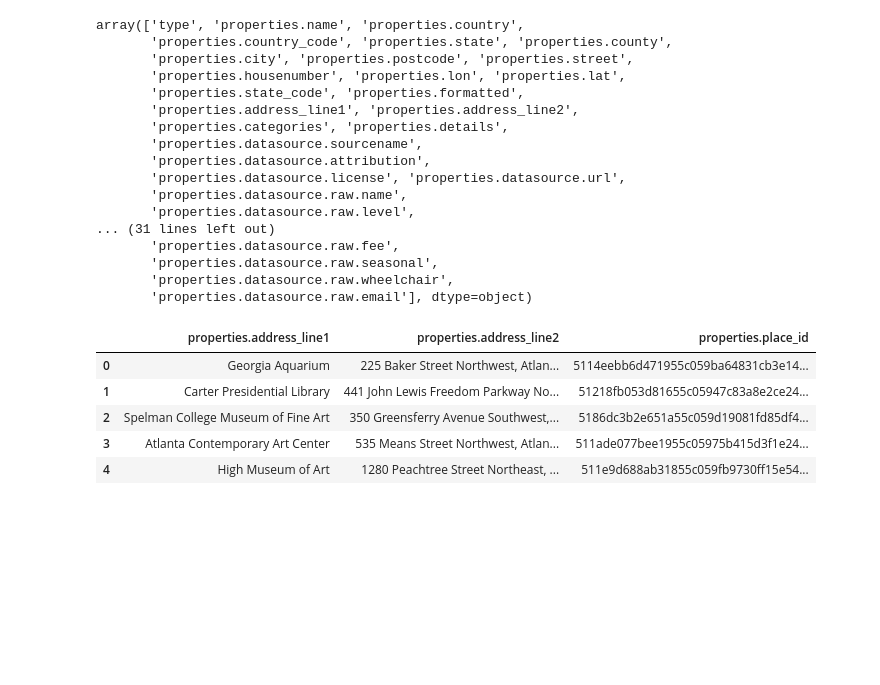
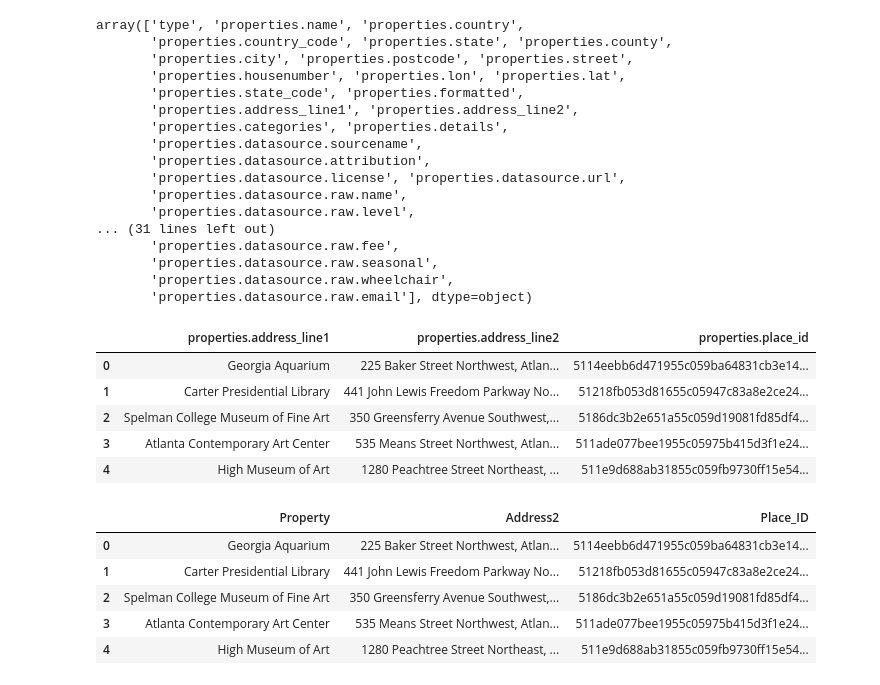
Before and after one commit to sma005/Project_3_Group_3, a Jupyter notebook: Python Scripts/project3.ipynb, the cells around one changed output. Cells and saved outputs as stored; diff of their text form; code cells hidden in the pictures; blank space fills up the shorter version.

```diff
--- a/Python Scripts/project3.ipynb
+++ b/Python Scripts/project3.ipynb
@@ -205,3 +205,14 @@ properties_df
 | 2 | Spelman College Museum of Fine Art | 350 Greensferry Avenue Southwest,... | 5186dc3b2e651a55c059d19081fd85df4... |
 | 3 | Atlanta Contemporary Art Center | 535 Means Street Northwest, Atlan... | 511ade077bee1955c05975b415d3f1e24... |
 | 4 | High Museum of Art | 1280 Peachtree Street Northeast, ... | 511e9d688ab31855c059fb9730ff15e54... |
+# %%
+# Rename columns
+properties_df = properties_df.rename(columns = {"properties.address_line1": "Property", "properties.address_line2": "Address2", "properties.place_id": "Place_ID"})
+properties_df
+# %% [output]
+|  | Property | Address2 | Place_ID |
+| 0 | Georgia Aquarium | 225 Baker Street Northwest, Atlan... | 5114eebb6d471955c059ba64831cb3e14... |
+| 1 | Carter Presidential Library | 441 John Lewis Freedom Parkway No... | 51218fb053d81655c05947c83a8e2ce24... |
+| 2 | Spelman College Museum of Fine Art | 350 Greensferry Avenue Southwest,... | 5186dc3b2e651a55c059d19081fd85df4... |
+| 3 | Atlanta Contemporary Art Center | 535 Means Street Northwest, Atlan... | 511ade077bee1955c05975b415d3f1e24... |
+| 4 | High Museum of Art | 1280 Peachtree Street Northeast, ... | 511e9d688ab31855c059fb9730ff15e54... |
```
Also changed, not shown: parts of 2 cells of this notebook.
